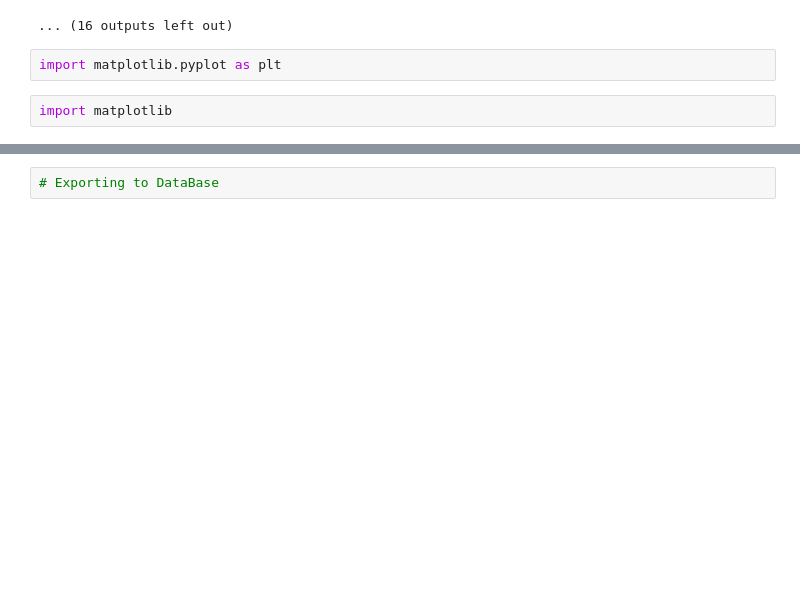
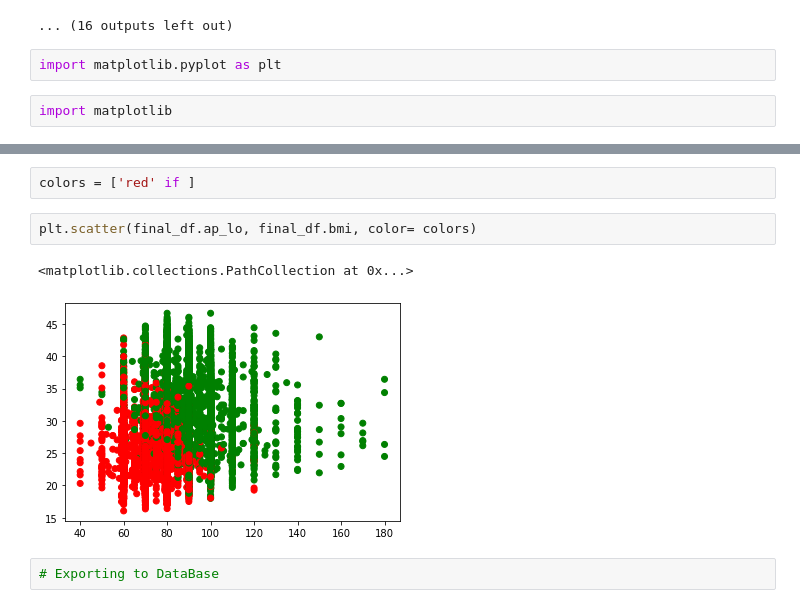
Before and after one commit to CarlosRello/Cardiovascular_Disease, a Jupyter notebook: ml_practice3.ipynb, the cells around one changed output, grey strips where cells are left out. Saved outputs shown, nothing was run; the diff lists cells and outputs as text; blank space fills up the shorter version.

```diff
--- a/ml_practice3.ipynb
+++ b/ml_practice3.ipynb
@@ -284,2 +292,9 @@ import matplotlib
+# %%
+colors = ['red' if ]
+# %%
+plt.scatter(final_df.ap_lo, final_df.bmi, color= colors)
+# %% [output]
+<matplotlib.collections.PathCollection at 0x...>
+[figure, added]
 # %%
 # Exporting to DataBase
```
Also changed, not shown: parts of 4 cells of this notebook.
